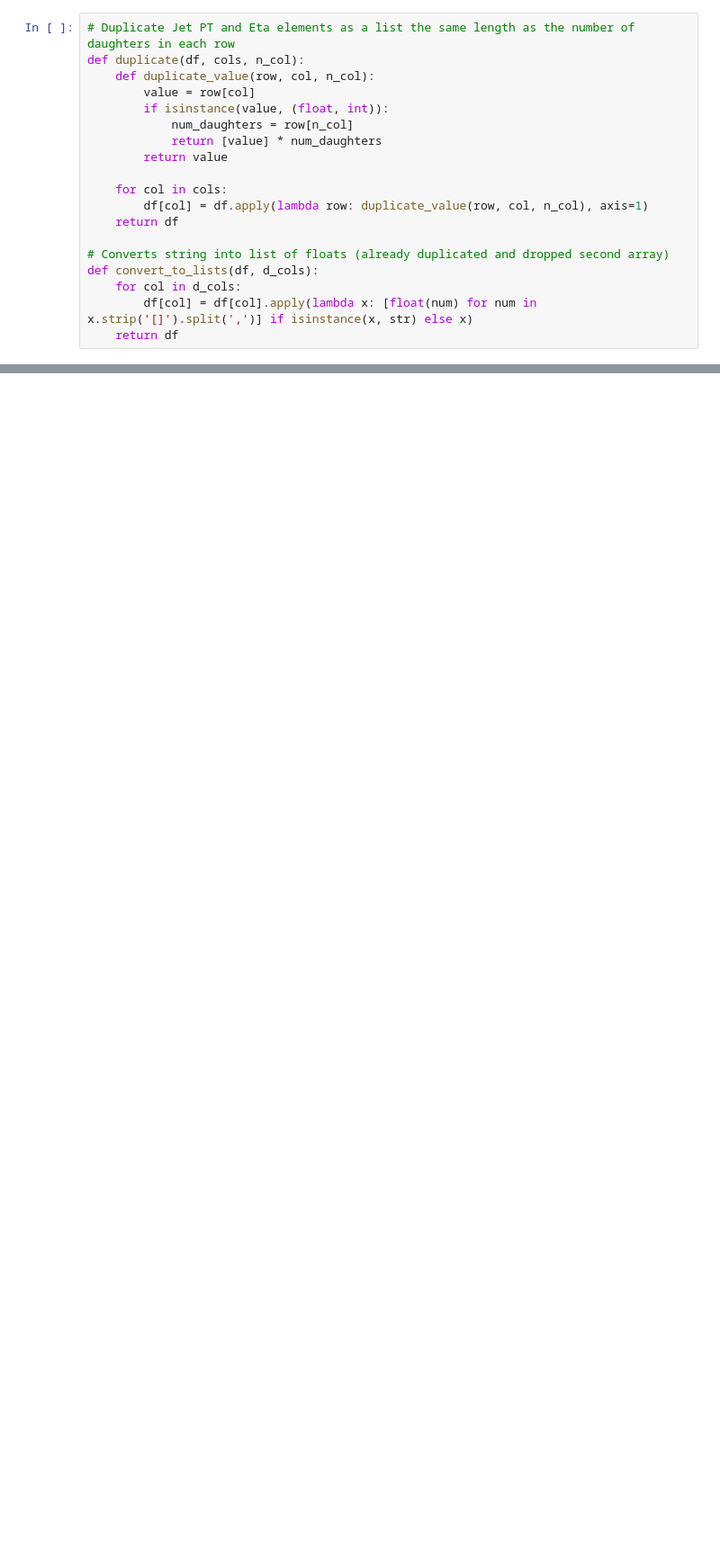
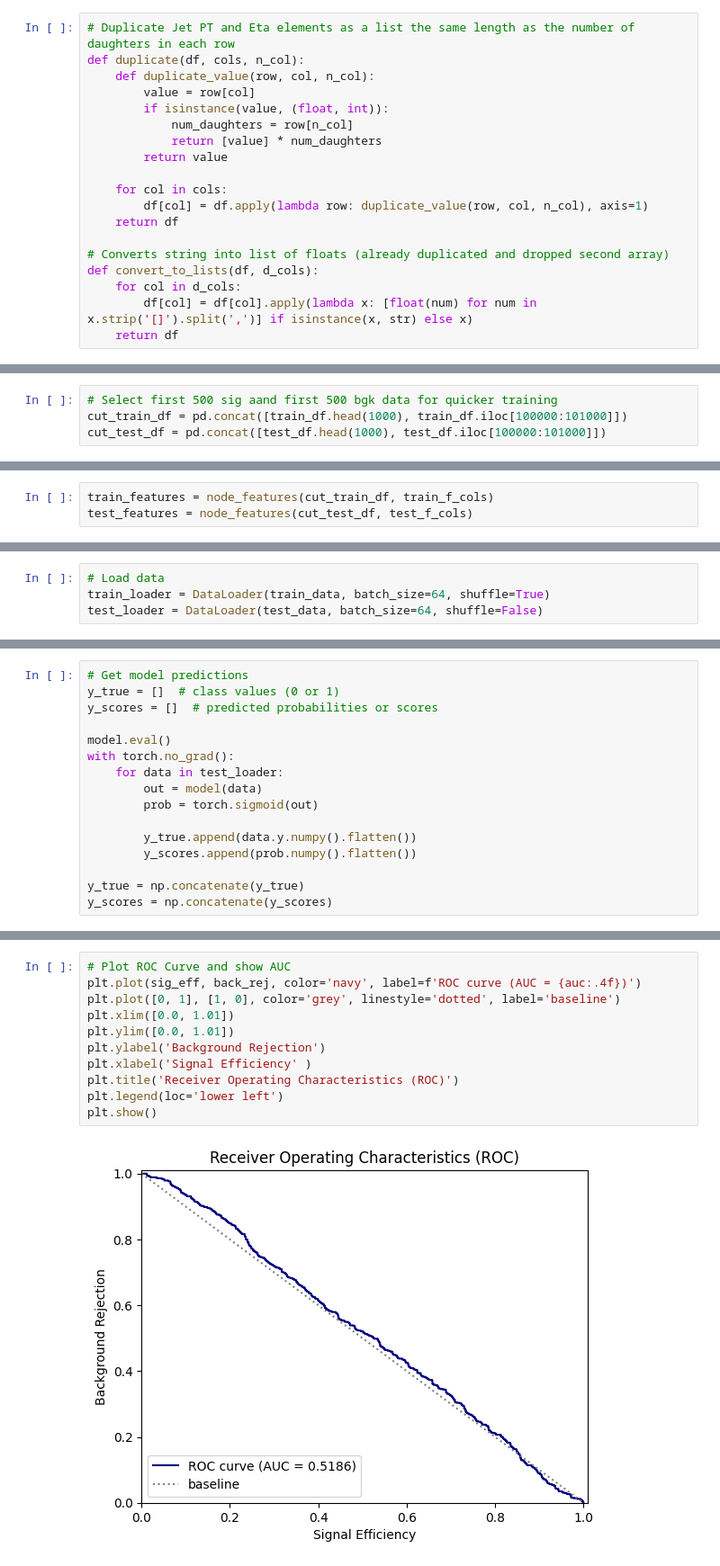
Before and after one commit to gpesticci/Jet-GNN, a Jupyter notebook: GNN.ipynb, the cells around one changed output, grey strips where cells are left out. Shown at 90% size. Drawn from its saved outputs; the diff is of its cells as text; blank space fills up the shorter version.

```diff
--- a/GNN.ipynb
+++ b/GNN.ipynb
@@ -61,0 +67,4 @@ cut_test_df = pd.concat([test_df.head(500), test_df.iloc[100000:100500]])
+# %%
+# Select first 500 sig aand first 500 bgk data for quicker training
+cut_train_df = pd.concat([train_df.head(1000), train_df.iloc[100000:101000]])
+cut_test_df = pd.concat([test_df.head(1000), test_df.iloc[100000:101000]])
@@ -61,0 +95,3 @@ cut_test_df = pd.concat([test_df.head(500), test_df.iloc[100000:100500]])
+# %%
+train_features = node_features(cut_train_df, train_f_cols)
+test_features = node_features(cut_test_df, test_f_cols)
@@ -61,0 +125,4 @@ cut_test_df = pd.concat([test_df.head(500), test_df.iloc[100000:100500]])
+# %%
+# Load data
+train_loader = DataLoader(train_data, batch_size=64, shuffle=True)
+test_loader = DataLoader(test_data, batch_size=64, shuffle=False)
@@ -61,0 +244,16 @@ cut_test_df = pd.concat([test_df.head(500), test_df.iloc[100000:100500]])
+# %%
+# Get model predictions
+y_true = []  # class values (0 or 1)
+y_scores = []  # predicted probabilities or scores
+
+model.eval()
+with torch.no_grad():
+    for data in test_loader:
+        out = model(data)
+        prob = torch.sigmoid(out)
+
+        y_true.append(data.y.numpy().flatten())
+        y_scores.append(prob.numpy().flatten())
+
+y_true = np.concatenate(y_true)
+y_scores = np.concatenate(y_scores)
@@ -61,0 +268,13 @@ cut_test_df = pd.concat([test_df.head(500), test_df.iloc[100000:100500]])
+# %%
+# Plot ROC Curve and show AUC
+plt.plot(sig_eff, back_rej, color='navy', label=f'ROC curve (AUC = {auc:.4f})')
+plt.plot([0, 1], [1, 0], color='grey', linestyle='dotted', label='baseline')
+plt.xlim([0.0, 1.01])
+plt.ylim([0.0, 1.01])
+plt.ylabel('Background Rejection')
+plt.xlabel('Signal Efficiency' )
+plt.title('Receiver Operating Characteristics (ROC)')
+plt.legend(loc='lower left')
+plt.show()
+# %% [output]
+[figure, added]
```
Also changed, not shown: parts of 23 cells of this notebook.
